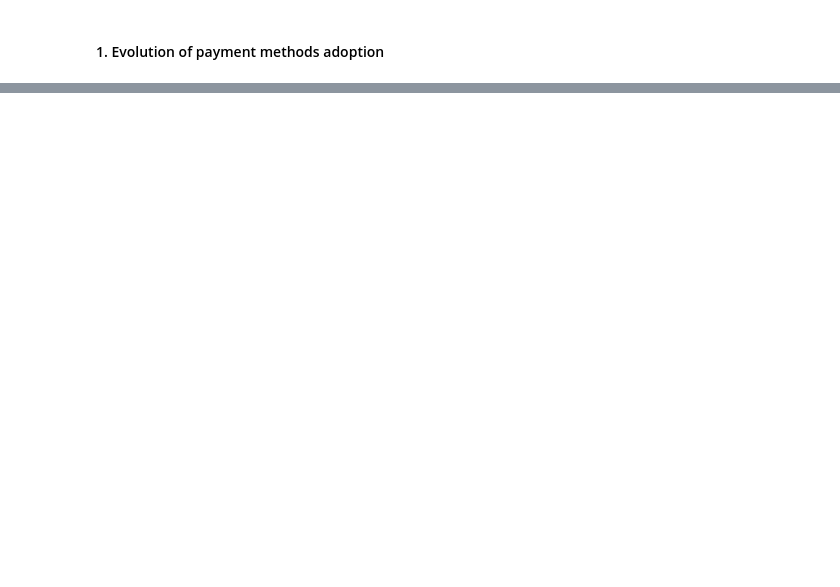
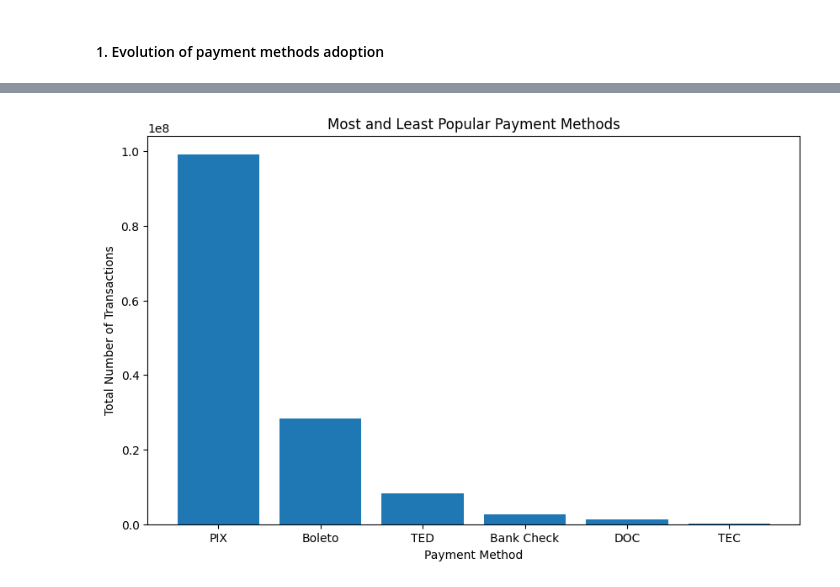
Before and after one commit to jacquesbilombe/Payment-Patterns-Brazil, a Jupyter notebook: Payment_Patterns_Brazil.ipynb, the cells around one changed output, grey strips where cells are left out. Drawn from its saved outputs; the diff is of its cells as text; code cells hidden in the pictures; blank space fills up the shorter version.

```diff
--- a/Payment_Patterns_Brazil.ipynb
+++ b/Payment_Patterns_Brazil.ipynb
@@ -260,0 +292,20 @@ In this section, we'll try to answer all five questions made about this dataset
+# %%
+# Sum the quantity of transactions for each payment method
+total_transactions = {
+    'PIX': df['quantityPix'].sum(),
+    'TED': df['quantityTED'].sum(),
+    'TEC': df['quantityTEC'].sum(),
+    'Bank Check': df['quantityBankCheck'].sum(),
+    'Boleto': df['quantityBrazilianBoletoPayment'].sum(),
+    'DOC': df['quantityDOC'].sum()
+}
+
+# Convert to DataFrame
+total_transactions_df = pd.DataFrame(list(total_transactions.items()),
+                                     columns=['Payment Method', 'Total Transactions'])
+# %%
+# Sort by total transactions
+total_transactions_df = total_transactions_df.sort_values(by='Total Transactions',
+                                                          ascending=False)
+
+total_transactions_df.head()
@@ -260,0 +319,10 @@ In this section, we'll try to answer all five questions made about this dataset
+# %%
+# Plot
+plt.figure(figsize=(10, 6))
+plt.bar(total_transactions_df['Payment Method'], total_transactions_df['Total Transactions'])
+plt.xlabel('Payment Method')
+plt.ylabel('Total Number of Transactions')
+plt.title('Most and Least Popular Payment Methods')
+plt.show()
+# %% [output]
+[figure, added]
```
Also changed, not shown: parts of 8 cells of this notebook.
